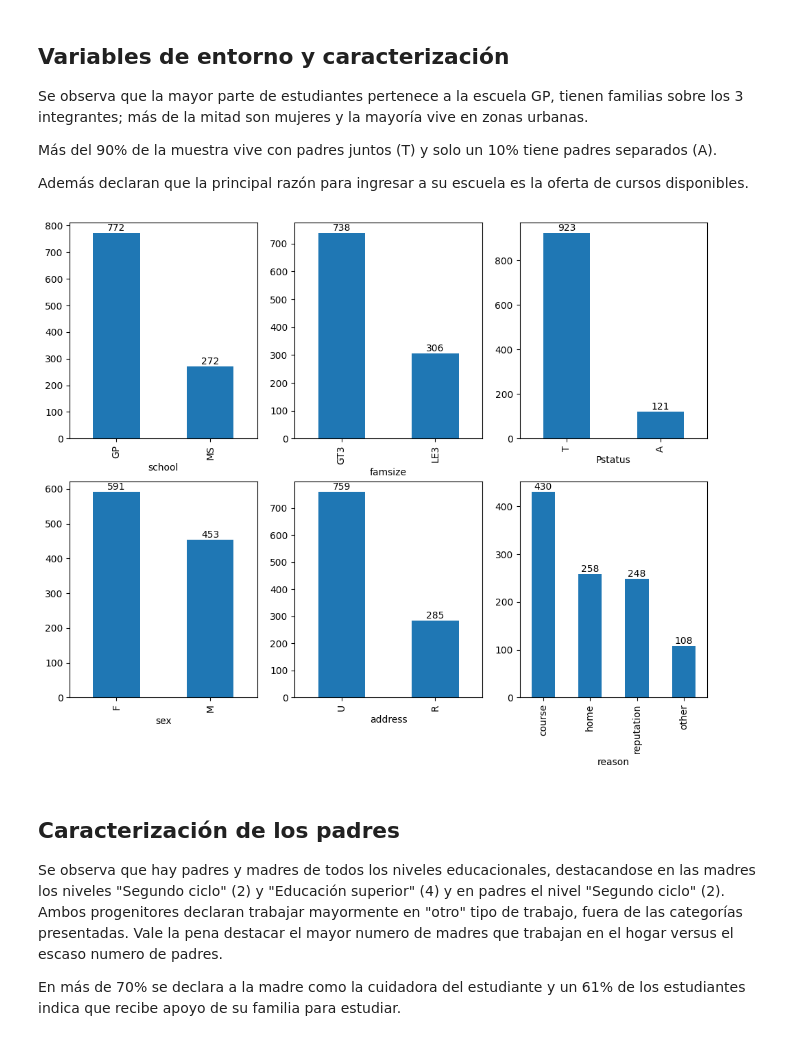
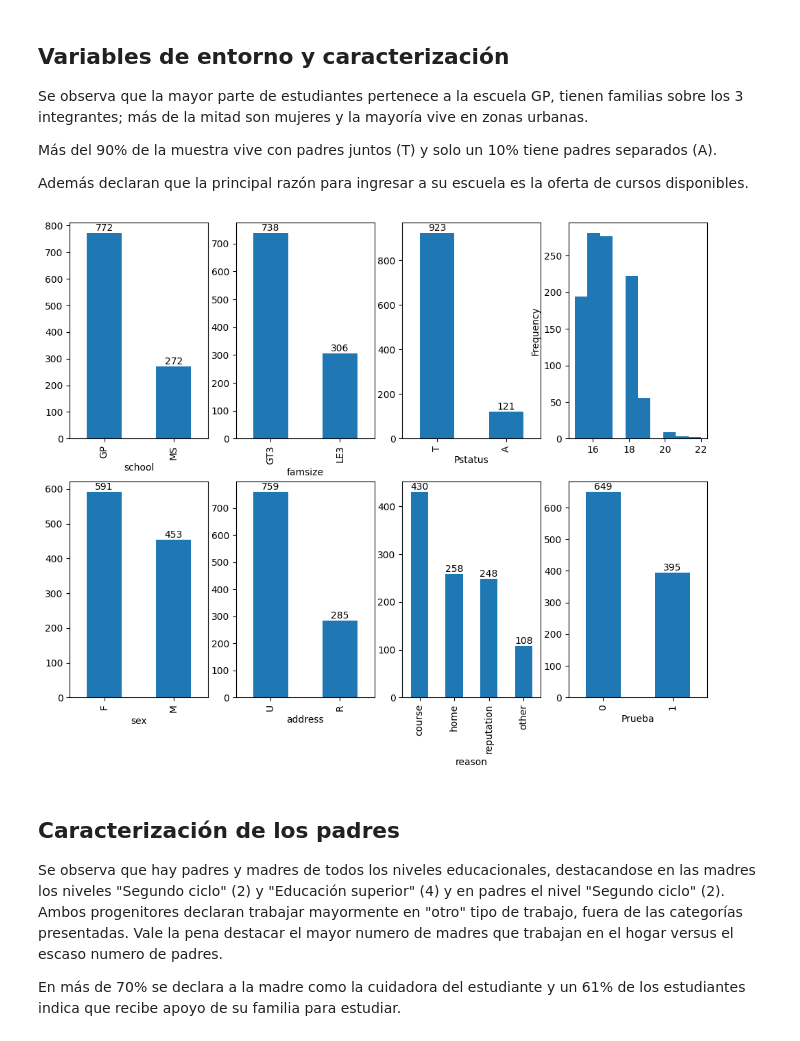
Before and after one commit to CMorgadoM/ML-Proyect, a Jupyter notebook: tarea ML V1.ipynb, the cells around one changed output. Cells and saved outputs as stored; diff of their text form; code cells hidden in the pictures.

```diff
--- a/tarea ML V1.ipynb
+++ b/tarea ML V1.ipynb
@@ -62,28 +62,35 @@ Más del 90% de la muestra vive con padres juntos (T) y solo un 10% tiene padres
 
 Además declaran que la principal razón para ingresar a su escuela es la oferta de cursos disponibles.
 # %%
-fig,  ax = plt.subplots(2,3, figsize = (12,9))
+fig,  ax = plt.subplots(2,4, figsize = (12,9))
 
 df['school'].value_counts().plot(kind="bar", ax = ax[0,0])
 ax[0,0].bar_label(ax[0,0].containers[0])
 
 df['sex'].value_counts().plot(kind="bar", ax = ax[1,0])
 ax[1,0].bar_label(ax[1,0].containers[0])
 
 df['famsize'].value_counts().plot(kind="bar", ax = ax[0,1])
 ax[0,1].bar_label(ax[0,1].containers[0])
 
 df['address'].value_counts().plot(kind="bar", ax = ax[1,1])
 ax[1,1].bar_label(ax[1,1].containers[0])
 
 df['Pstatus'].value_counts().plot(kind="bar", ax = ax[0,2])
 ax[0,2].bar_label(ax[0,2].containers[0])
 
 df['reason'].value_counts().plot(kind="bar", ax = ax[1,2])
 ax[1,2].bar_label(ax[1,2].containers[0])
+
+df['age'].plot(kind="hist", ax = ax[0,3])
+#ax[0,3].bar_label(ax[0,3].containers[0])
+
+df['Prueba'].value_counts().plot(kind="bar", ax = ax[1,3])
+ax[1,3].bar_label(ax[1,3].containers[0])
+
 plt.show()
 # %% [output]
-[figure, old version]
+[figure, new version]
 # %% [markdown]
 ## Caracterización de los padres
 
```
Also changed, not shown: parts of 39 cells of this notebook.
